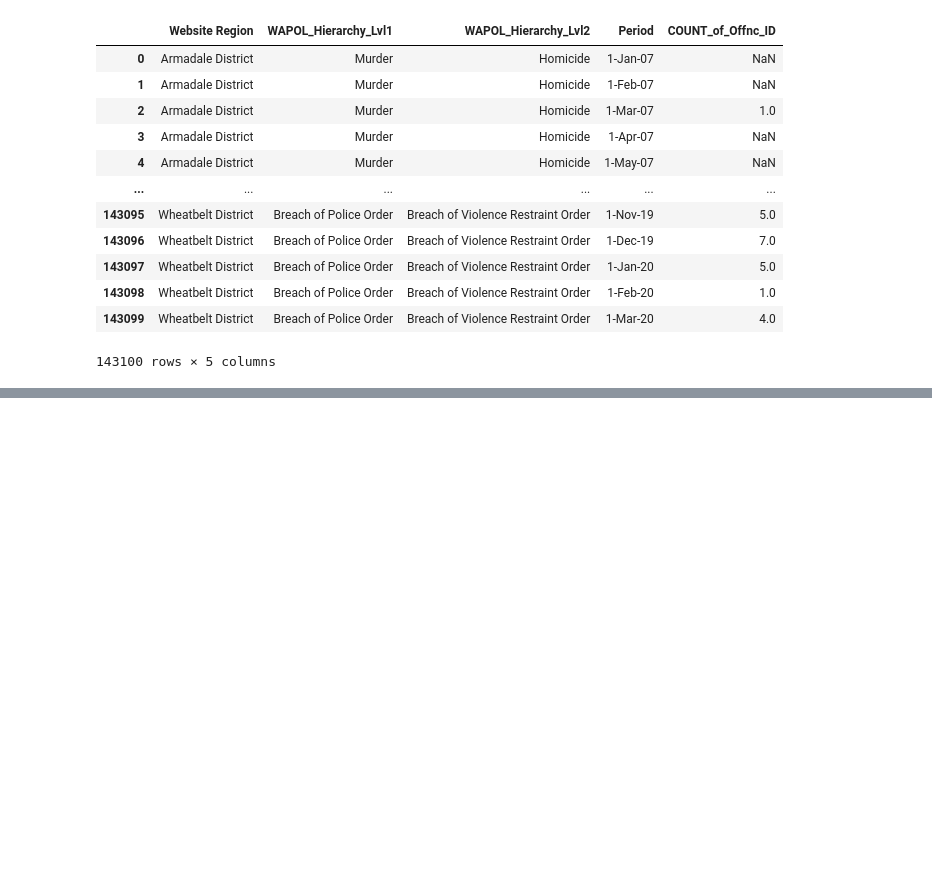
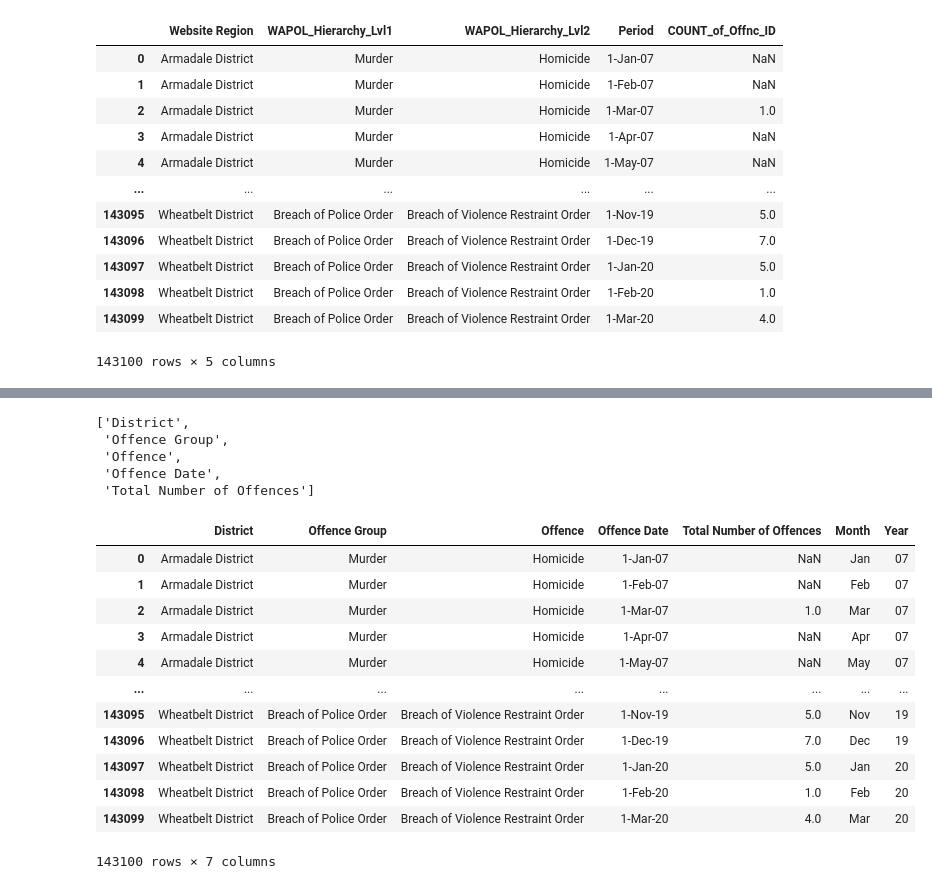
Before and after one commit to natalieddavies/BootcampProject1, a Jupyter notebook: wacrime.ipynb, the cells around one changed output, grey strips where cells are left out. Drawn from its saved outputs; the diff is of its cells as text; code cells hidden in the pictures; blank space fills up the shorter version.

```diff
--- a/wacrime.ipynb
+++ b/wacrime.ipynb
@@ -52,3 +53,10 @@ raw_crime_data
 | 143098 | Wheatbelt District | Breach of Police Order | Breach of Violence Restraint Order | 1-Feb-20 | 1.0 |
 | 143099 | Wheatbelt District | Breach of Police Order | Breach of Violence Restraint Order | 1-Mar-20 | 4.0 |
 143100 rows × 5 columns
+# %%
+raw_crime_data = raw_crime_data.rename(columns={"Website Region":"District",
+                               "WAPOL_Hierarchy_Lvl1":"Offence Group",
+                               "WAPOL_Hierarchy_Lvl2":"Offence",
+                               "Period":"Offence Date",
+                               "COUNT_of_Offnc_ID":"Total Number of Offences"})
+raw_crime_data
@@ -54,0 +77,30 @@ raw_crime_data
+# %%
+list(raw_crime_data.columns)
+# %% [output]
+['District',
+ 'Offence Group',
+ 'Offence',
+ 'Offence Date',
+ 'Total Number of Offences']
+# %%
+# new data frame with split value columns
+new = raw_crime_data["Offence Date"].str.split("-", n = 2, expand = True)
+# making separate first name column from new data frame
+raw_crime_data["Month"]= new[1]
+# making separate last name column from new data frame
+raw_crime_data["Year"]= new[2]
+raw_crime_data
+# %% [output]
+|  | District | Offence Group | Offence | Offence Date | Total Number of Offences | Month | Year |
+| 0 | Armadale District | Murder | Homicide | 1-Jan-07 | NaN | Jan | 07 |
+| 1 | Armadale District | Murder | Homicide | 1-Feb-07 | NaN | Feb | 07 |
+| 2 | Armadale District | Murder | Homicide | 1-Mar-07 | 1.0 | Mar | 07 |
+| 3 | Armadale District | Murder | Homicide | 1-Apr-07 | NaN | Apr | 07 |
+| 4 | Armadale District | Murder | Homicide | 1-May-07 | NaN | May | 07 |
+| ... | ... | ... | ... | ... | ... | ... | ... |
+| 143095 | Wheatbelt District | Breach of Police Order | Breach of Violence Restraint Order | 1-Nov-19 | 5.0 | Nov | 19 |
+| 143096 | Wheatbelt District | Breach of Police Order | Breach of Violence Restraint Order | 1-Dec-19 | 7.0 | Dec | 19 |
+| 143097 | Wheatbelt District | Breach of Police Order | Breach of Violence Restraint Order | 1-Jan-20 | 5.0 | Jan | 20 |
+| 143098 | Wheatbelt District | Breach of Police Order | Breach of Violence Restraint Order | 1-Feb-20 | 1.0 | Feb | 20 |
+| 143099 | Wheatbelt District | Breach of Police Order | Breach of Violence Restraint Order | 1-Mar-20 | 4.0 | Mar | 20 |
+143100 rows × 7 columns
```
Also changed, not shown: parts of 8 cells of this notebook, 4 other files.
